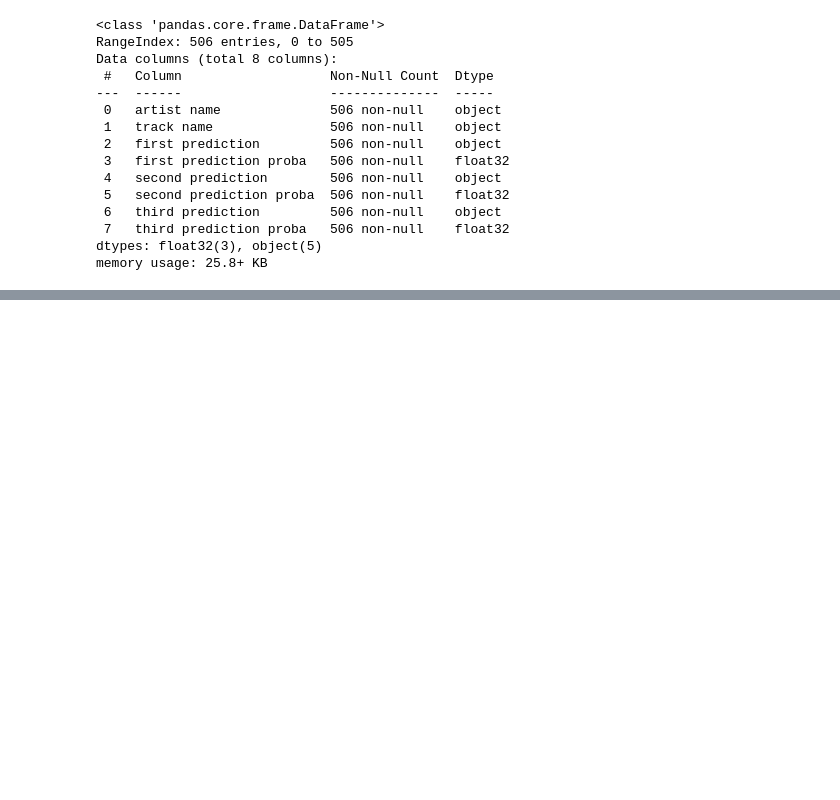
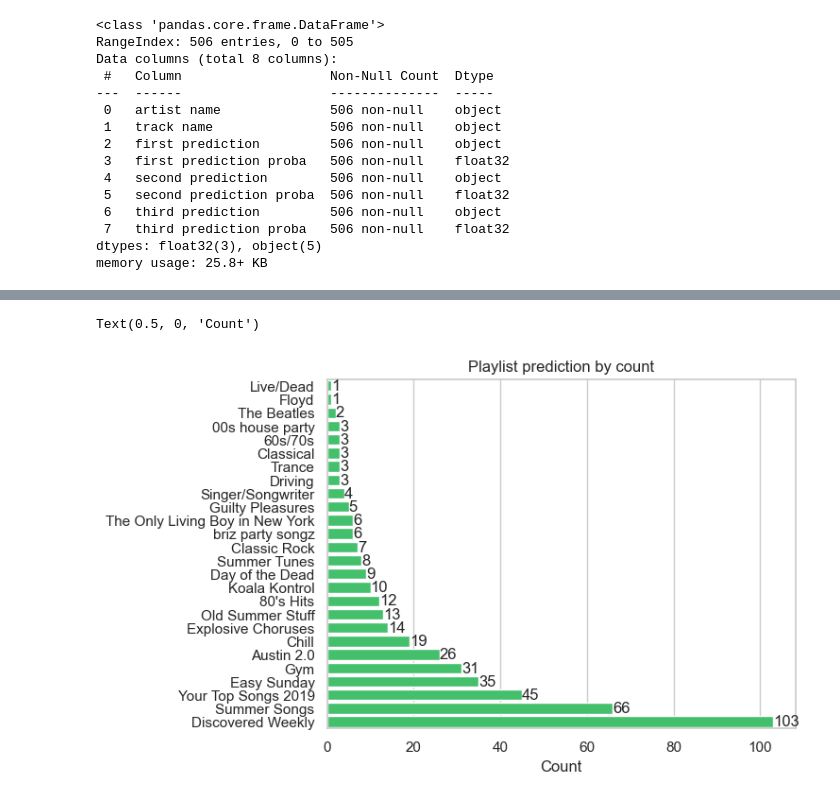
Before and after one commit to jmoro0408/playlist-creator, a Jupyter notebook: playlist_recommender/modelling/predictions.ipynb, the cells around one changed output, grey strips where cells are left out. Drawn from its saved outputs; the diff is of its cells as text; code cells hidden in the pictures; blank space fills up the shorter version.

Commit message:
change from chartify to seaborn

```diff
--- a/playlist_recommender/modelling/predictions.ipynb
+++ b/playlist_recommender/modelling/predictions.ipynb
@@ -133,4 +113,4 @@ Need to filter out predictions that already exist in playlists
 # %%
-playlist_df_dir = r"/Users/jamesmoro/Documents/Python/playlist-recommender/playlist_recommender/data/playlist_df.pkl"
+playlist_df_dir = Path(Path.cwd().parent, "data", "playlist_df.pkl")
 playlist_df = pd.read_pickle(playlist_df_dir)
 # %%
@@ -218,22 +171,9 @@ memory usage: 25.8+ KB
 # %%
-filtered_counts = Counter(final_prediction_df["first prediction"])
+filtered_counts = Counter(final_prediction_df["first"])
 filtered_plot_data = sorted(
-    final_prediction_df["first prediction"], key=filtered_counts.get, reverse=True
+    final_prediction_df["first"], key=filtered_counts.get, reverse=True
 )
 # %%
 counts_df = pd.DataFrame.from_dict(filtered_counts, orient="index").reset_index()
 # %%
 counts_df.columns = ["playlist name", "count"]
-# %%
-ch = chartify.Chart(y_axis_type="categorical", blank_labels=True)
-ch.set_title("Predictions Count")
-ch.plot.bar(
-    data_frame=counts_df,
-    categorical_columns="playlist name",
-    numeric_column="count",
-    color_column="count",
-)
-ch.set_legend_location(None)
-ch.axes.set_xaxis_label("Count")
-ch.style.color_palette.reset_palette_order()
-ch.show("html")
@@ -243,10 +179,0 @@ ch.show("html")
-# %%
-ch = chartify.Chart(blank_labels=True, y_axis_type="density")
-ch.set_title("Prediction probabilites histogram")
-ch.style.color_palette.reset_palette_order()
-ch.plot.histogram(
-    data_frame=final_prediction_df, values_column="first prediction proba", bins=50
-)
-ch.axes.set_xaxis_label("Predicted probability")
-ch.axes.set_yaxis_label("Count")
-ch.show("html")
@@ -255,0 +180,13 @@ ch.show("html")
+# %%
+sns.set_theme(style="whitegrid")
+ax = sns.barplot(x='count',
+                 y='playlist name',
+                 data=counts_df.sort_values(by='count'),
+                 color = '#2FD566')
+ax.bar_label(ax.containers[0]);
+ax.set_title("Playlist prediction by count")
+ax.set_ylabel("")
+ax.set_xlabel("Count")
+# %% [output]
+Text(0.5, 0, 'Count')
+[figure, added]
```
Also changed, not shown: parts of 27 cells of this notebook.
